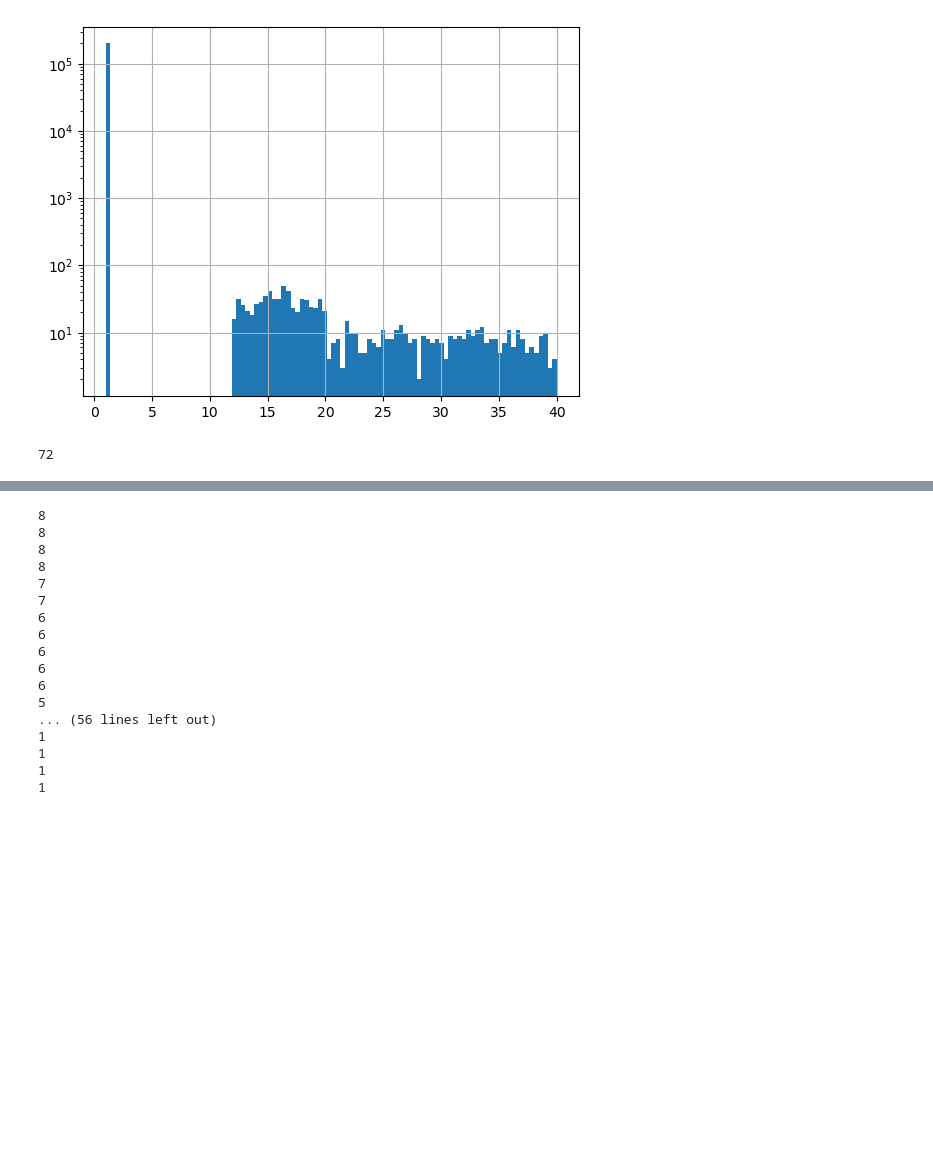
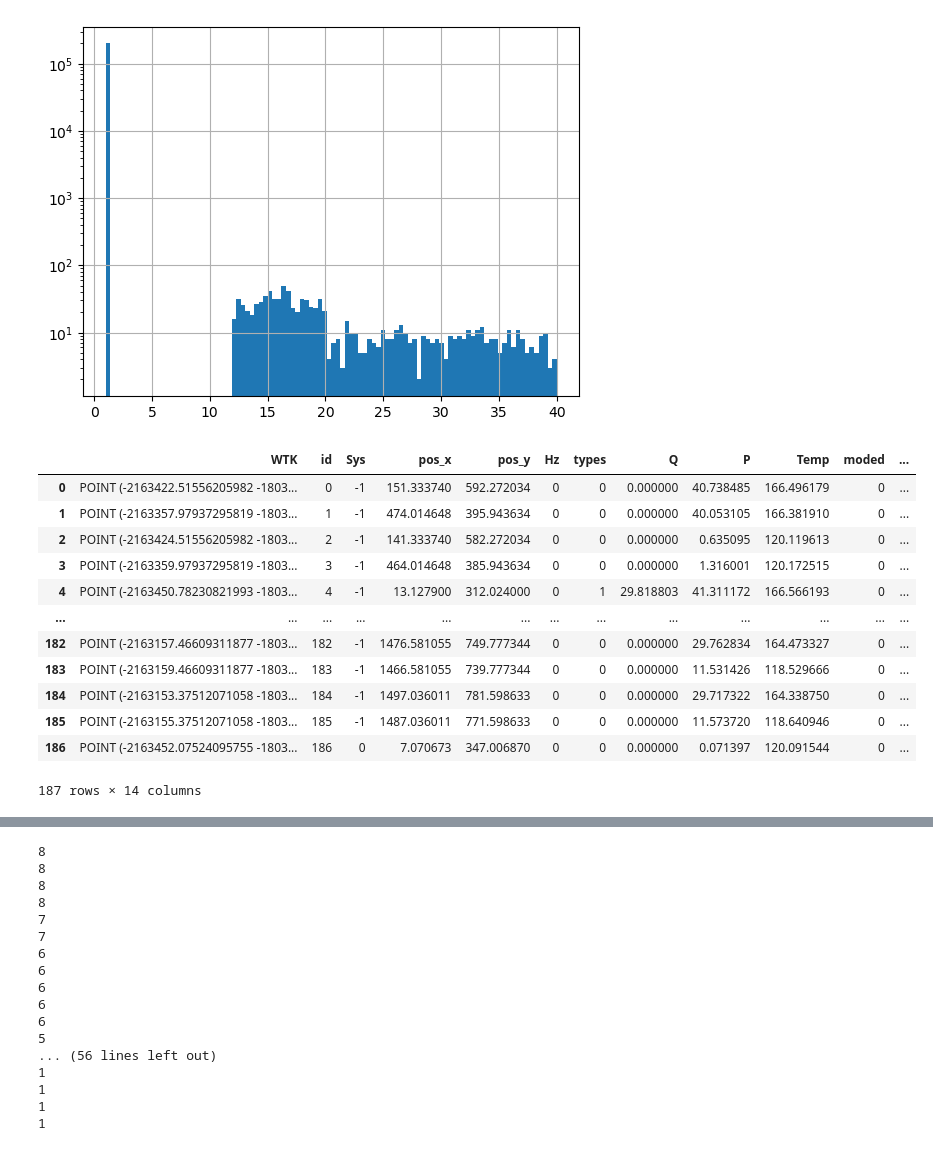
Before and after one commit to LabADTHeatNet/HNN, a Jupyter notebook: analyse_data.ipynb, the cells around one changed output, grey strips where cells are left out. Cells and saved outputs as stored; diff of their text form; code cells hidden in the pictures; blank space fills up the shorter version.

```diff
--- a/analyse_data.ipynb
+++ b/analyse_data.ipynb
@@ -257,7 +257,29 @@ edges_df = edges_df_list[0].copy()
 # %%
 
 edges_df = add_sections(nodes_df, edges_df)
+# %%
+nodes_df
+# %% [output]
+|  | WTK | id | Sys | pos_x | pos_y | Hz | types | Q | P | Temp | moded | ... |
+| 0 | POINT (-2163422.51556205982 -1803... | 0 | -1 | 151.333740 | 592.272034 | 0 | 0 | 0.000000 | 40.738485 | 166.496179 | 0 | ... |
+| 1 | POINT (-2163357.97937295819 -1803... | 1 | -1 | 474.014648 | 395.943634 | 0 | 0 | 0.000000 | 40.053105 | 166.381910 | 0 | ... |
+| 2 | POINT (-2163424.51556205982 -1803... | 2 | -1 | 141.333740 | 582.272034 | 0 | 0 | 0.000000 | 0.635095 | 120.119613 | 0 | ... |
+| 3 | POINT (-2163359.97937295819 -1803... | 3 | -1 | 464.014648 | 385.943634 | 0 | 0 | 0.000000 | 1.316001 | 120.172515 | 0 | ... |
+| 4 | POINT (-2163450.78230821993 -1803... | 4 | -1 | 13.127900 | 312.024000 | 0 | 1 | 29.818803 | 41.311172 | 166.566193 | 0 | ... |
+| ... | ... | ... | ... | ... | ... | ... | ... | ... | ... | ... | ... | ... |
+| 182 | POINT (-2163157.46609311877 -1803... | 182 | -1 | 1476.581055 | 749.777344 | 0 | 0 | 0.000000 | 29.762834 | 164.473327 | 0 | ... |
+| 183 | POINT (-2163159.46609311877 -1803... | 183 | -1 | 1466.581055 | 739.777344 | 0 | 0 | 0.000000 | 11.531426 | 118.529666 | 0 | ... |
+| 184 | POINT (-2163153.37512071058 -1803... | 184 | -1 | 1497.036011 | 781.598633 | 0 | 0 | 0.000000 | 29.717322 | 164.338750 | 0 | ... |
+| 185 | POINT (-2163155.37512071058 -1803... | 185 | -1 | 1487.036011 | 771.598633 | 0 | 0 | 0.000000 | 11.573720 | 118.640946 | 0 | ... |
+| 186 | POINT (-2163452.07524095755 -1803... | 186 | 0 | 7.070673 | 347.006870 | 0 | 0 | 0.000000 | 0.071397 | 120.091544 | 0 | ... |
+187 rows × 14 columns
 # %%
-len(edges_df['id_section'].unique())
+users = edges_df.loc[edges_df['Vid_usr'], ['id_in', 'id_out']]
+nodes_usr =set(pd.concat([users['id_in'], users['id_out']]))
+
+deg_out, deg_in = get_node_degrees(edges_df)
+mapped_degrees = nodes_df.index.map(lambda x : deg_out.get(x, 0)) + nodes_df.index.map(lambda x : deg_in.get(x, 0))
+junction_nodes = set(nodes_df.loc[mapped_degrees > 2].index)
+
+# Обнуляем большую часть данных исходя из того, что в реальной жизни их не будет
+nodes_df.loc[~nodes_df.index.isin(nodes_usr | junction_nodes), ['P', 'Temp', 'P_ideal', 'Temp_ideal']] = 0
-# %% [output]
-72
```
Also changed, not shown: parts of 3 cells of this notebook, 5 other files.
